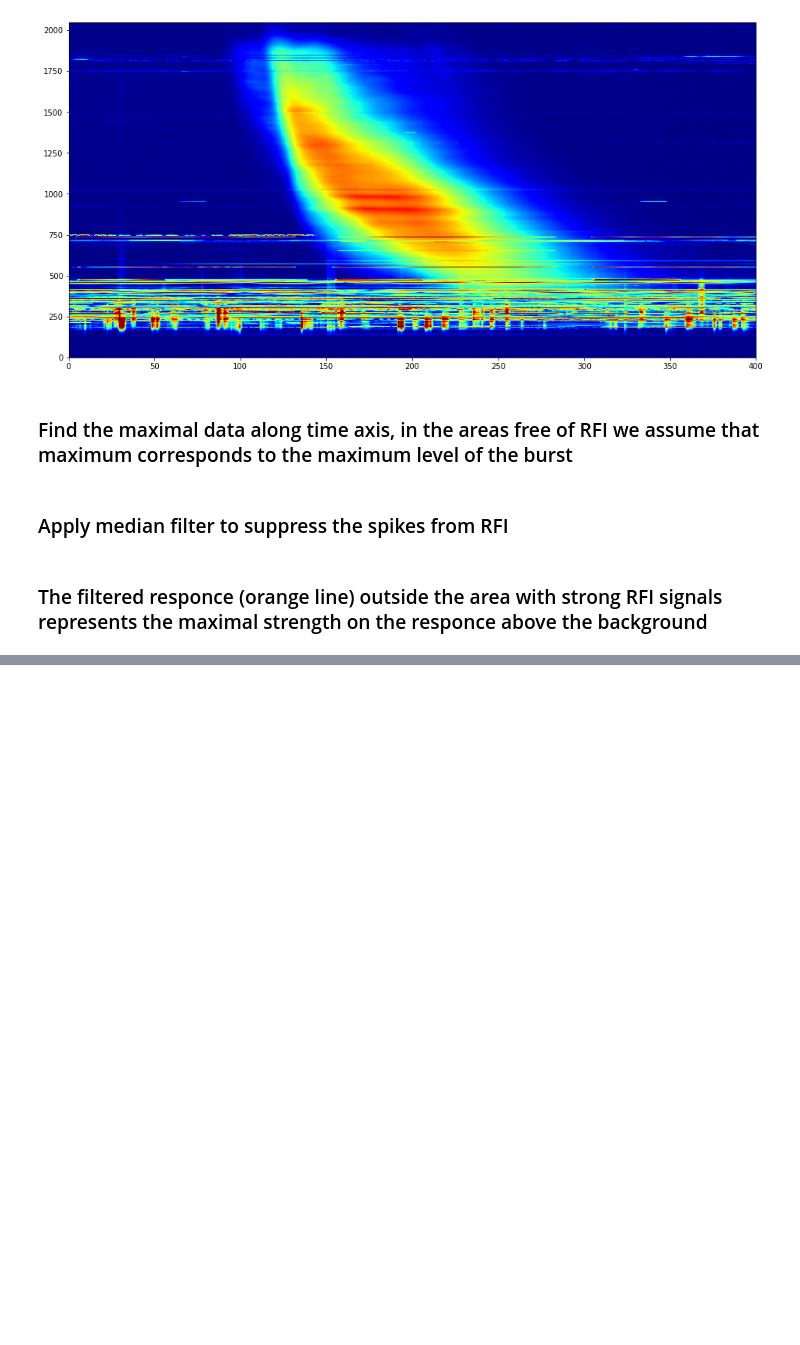
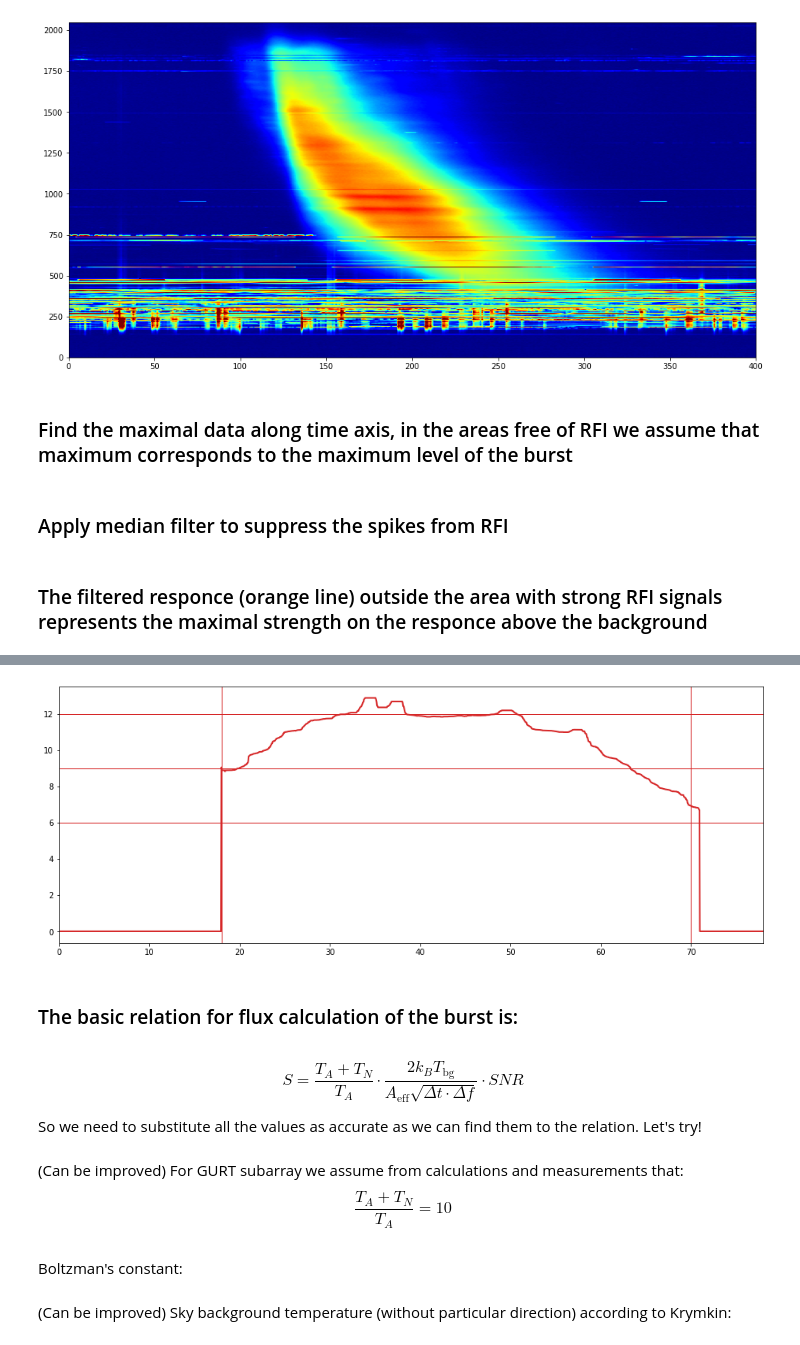
Before and after one commit to serge-yerin/jupyter-radio-astronomy, a Jupyter notebook: Sun_burst_GURT_2020.06.04.ipynb, the cells around one changed output, grey strips where cells are left out. Saved outputs shown, nothing was run; the diff lists cells and outputs as text; code cells hidden in the pictures; blank space fills up the shorter version.

```diff
--- a/Sun_burst_GURT_2020.06.04.ipynb
+++ b/Sun_burst_GURT_2020.06.04.ipynb
@@ -77,0 +91,30 @@ ax1.set_xlim(xmin=0, xmax=78)
+# %%
+snr = fitered_data.copy();
+snr[:470] = 0;
+snr[1860:] = 0;
+fig = plt.figure(figsize=(16.0, 6.0));
+ax1 = fig.add_subplot(111);
+ax1.axvline(x=18, linewidth=1, color='C3');
+ax1.axvline(x=70, linewidth=1, color='C3');
+ax1.axhline(y=9, linewidth=1, color='C3');
+ax1.axhline(y=12, linewidth=1, color='C3');
+ax1.axhline(y=6, linewidth=1, color='C3');
+ax1.plot(frequency, snr, linewidth='2.0', color='C3');
+ax1.set_xlim(xmin=0, xmax=78);
+# %% [output]
+[figure, added]
+# %% [markdown]
+### The basic relation for flux calculation of the burst is:
+# %% [markdown]
+$$
+S = \frac{T_A + T_N}{T_A} \cdot \frac{2 k_B T_{\text{bg}}}{A_{\text{eff}} \sqrt{\Delta t \cdot \Delta f}} \cdot SNR
+$$
+
+So we need to substitute all the values as accurate as we can find them to the relation. Let's try!
+# %% [markdown]
+(Can be improved) For GURT subarray we assume from calculations and measurements that:
+$$
+\frac{T_A + T_N}{T_A} = 10
+$$
+# %% [markdown]
+Boltzman's constant:
@@ -77,0 +123,2 @@ ax1.set_xlim(xmin=0, xmax=78)
+# %% [markdown]
+(Can be improved) Sky background temperature (without particular direction) according to Krymkin:
```
Also changed, not shown: parts of 17 cells of this notebook.
